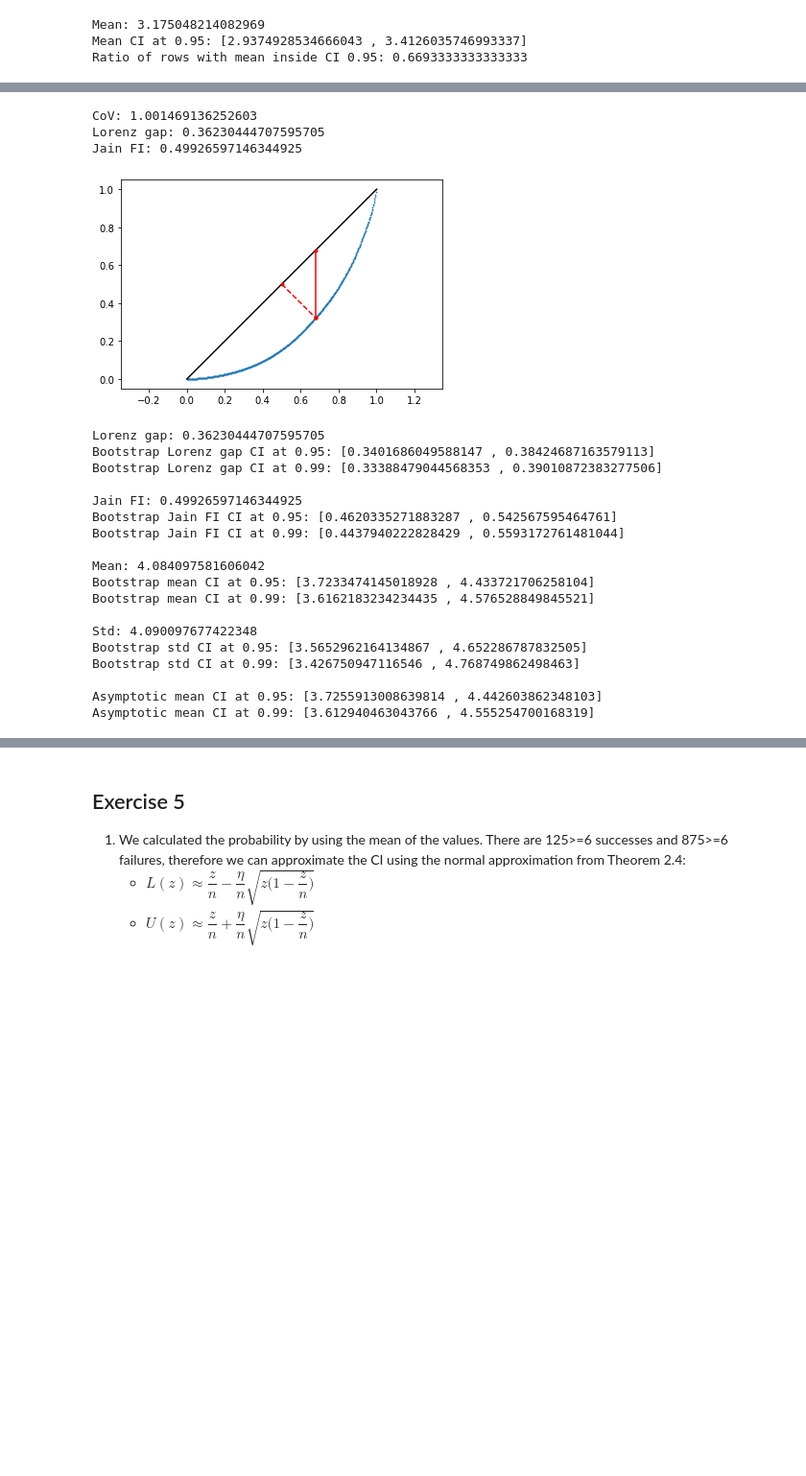
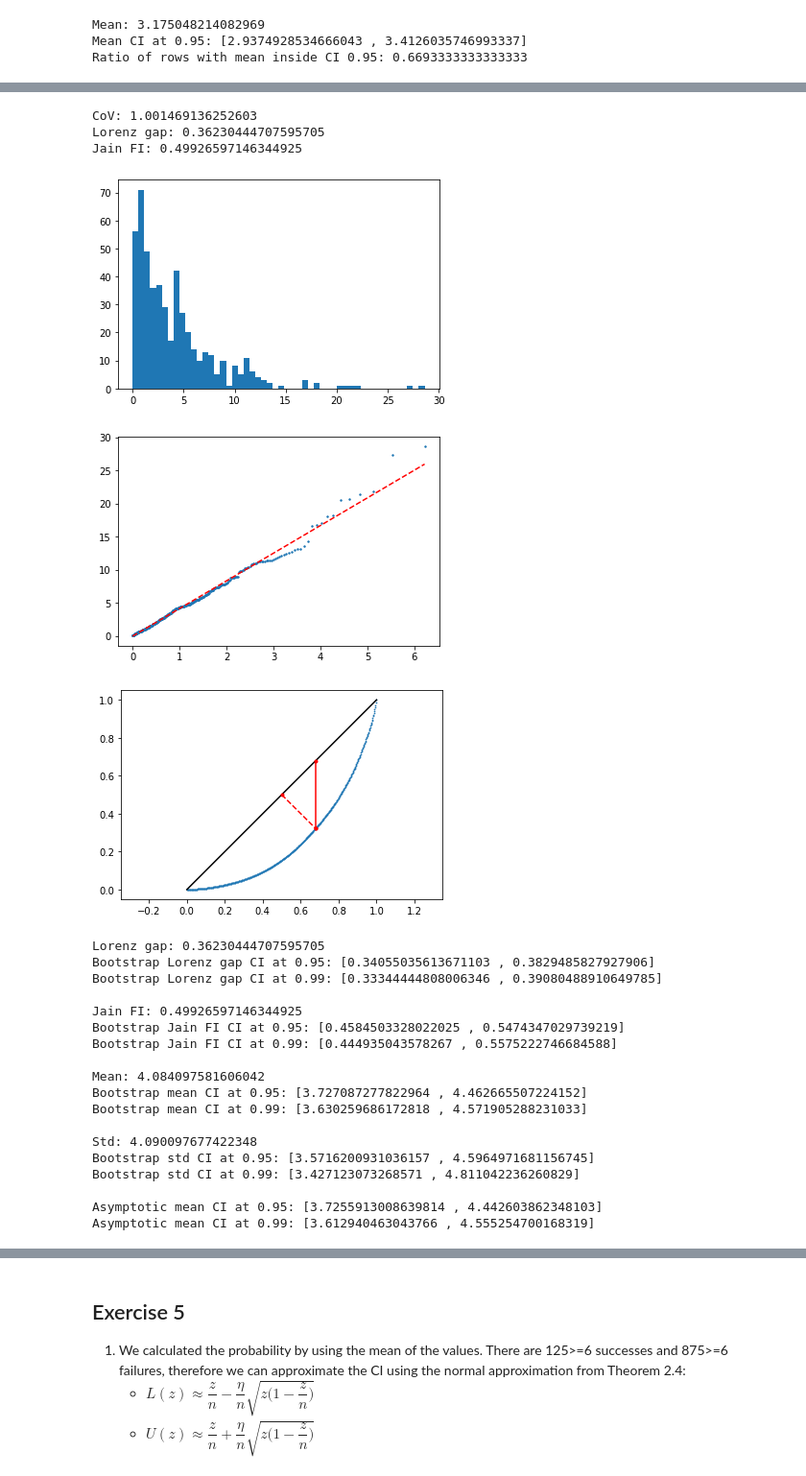
Before and after one commit to andreamatt/Simulation-homeworks, a Jupyter notebook: HW1/HW1.ipynb, the cells around one changed output, grey strips where cells are left out. Shown at 96% size. Cells and saved outputs as stored; diff of their text form; code cells hidden in the pictures; blank space fills up the shorter version.

Commit message:
added exponential stuff

```diff
--- a/HW1/HW1.ipynb
+++ b/HW1/HW1.ipynb
@@ -190,6 +187,24 @@ values = sorted(values)
 print(f"CoV: {CoV(values)}")
 print(f"Lorenz gap: {lorenz_gap(values)}")
 print(f"Jain FI: {JFI(values)}")
+
+# plot histogram
+plt.hist(values, bins=50)
+plt.show()
+
+#plot QQ
+X = []
+Y = []
+n = len(values)
+for i in np.arange(0,n,1):
+    X.append(expon.ppf((i+1)/(n+1)))
+    Y.append(values[i])
+X = np.array(X)
+Y = np.array(Y)
+m, b = np.polyfit(X, Y, 1)
+plt.scatter(X, Y, s=2)
+plt.plot([X[0],X[-1]], [m*X[0]+b, m*X[-1]], 'r--')
+plt.show()
 
 # plot lorenz
 n = len(values)
@@ -223,49 +238,51 @@ print(f"Bootstrap Lorenz gap CI at 0.99: [{interval[0]} , {interval[1]}]\n")
 
 print(f"Jain FI: {JFI(values)}")
 interval = bootstrap(values, 0.95, JFI)
 print(f"Bootstrap Jain FI CI at 0.95: [{interval[0]} , {interval[1]}]")
 interval = bootstrap(values, 0.99, JFI)
 print(f"Bootstrap Jain FI CI at 0.99: [{interval[0]} , {interval[1]}]\n")
 
 print(f"Mean: {mean(values)}")
 interval = bootstrap(values, 0.95, mean)
 print(f"Bootstrap mean CI at 0.95: [{interval[0]} , {interval[1]}]")
 interval = bootstrap(values, 0.99, mean)
 print(f"Bootstrap mean CI at 0.99: [{interval[0]} , {interval[1]}]\n")
 
 print(f"Std: {std(values)}")
 interval = bootstrap(values, 0.95, std)
 print(f"Bootstrap std CI at 0.95: [{interval[0]} , {interval[1]}]")
 interval = bootstrap(values, 0.99, std)
 print(f"Bootstrap std CI at 0.99: [{interval[0]} , {interval[1]}]\n")
 
 # compare bootstrap mean with asymptotic mean
 interval = mean_confidence_asymptotic(values, 0.95)
 print(f"Asymptotic mean CI at 0.95: [{interval[0]} , {interval[1]}]")
 interval = mean_confidence_asymptotic(values, 0.99)
 print(f"Asymptotic mean CI at 0.99: [{interval[0]} , {interval[1]}]\n")
 
 # bootstrap has smaller interval
 # %% [output]
 CoV: 1.001469136252603
 Lorenz gap: 0.36230444707595705
 Jain FI: 0.49926597146344925
-[figure, old version]
+[figure, new version]
+[figure, added]
+[figure, added]
 Lorenz gap: 0.36230444707595705
-Bootstrap Lorenz gap CI at 0.95: [0.3401686049588147 , 0.38424687163579113]
-Bootstrap Lorenz gap CI at 0.99: [0.33388479044568353 , 0.39010872383277506]
+Bootstrap Lorenz gap CI at 0.95: [0.34055035613671103 , 0.3829485827927906]
+Bootstrap Lorenz gap CI at 0.99: [0.33344444808006346 , 0.39080488910649785]
 
 Jain FI: 0.49926597146344925
-Bootstrap Jain FI CI at 0.95: [0.4620335271883287 , 0.542567595464761]
-Bootstrap Jain FI CI at 0.99: [0.4437940222828429 , 0.5593172761481044]
+Bootstrap Jain FI CI at 0.95: [0.4584503328022025 , 0.5474347029739219]
+Bootstrap Jain FI CI at 0.99: [0.444935043578267 , 0.5575222746684588]
 
 Mean: 4.084097581606042
-Bootstrap mean CI at 0.95: [3.7233474145018928 , 4.433721706258104]
-Bootstrap mean CI at 0.99: [3.6162183234234435 , 4.576528849845521]
+Bootstrap mean CI at 0.95: [3.727087277822964 , 4.462665507224152]
+Bootstrap mean CI at 0.99: [3.630259686172818 , 4.571905288231033]
 
 Std: 4.090097677422348
-Bootstrap std CI at 0.95: [3.5652962164134867 , 4.652286787832505]
-Bootstrap std CI at 0.99: [3.426750947116546 , 4.768749862498463]
+Bootstrap std CI at 0.95: [3.5716200931036157 , 4.5964971681156745]
+Bootstrap std CI at 0.99: [3.427123073268571 , 4.811042236260829]
 
 Asymptotic mean CI at 0.95: [3.7255913008639814 , 4.442603862348103]
 Asymptotic mean CI at 0.99: [3.612940463043766 , 4.555254700168319]
```
Also changed, not shown: parts of 5 cells of this notebook.
